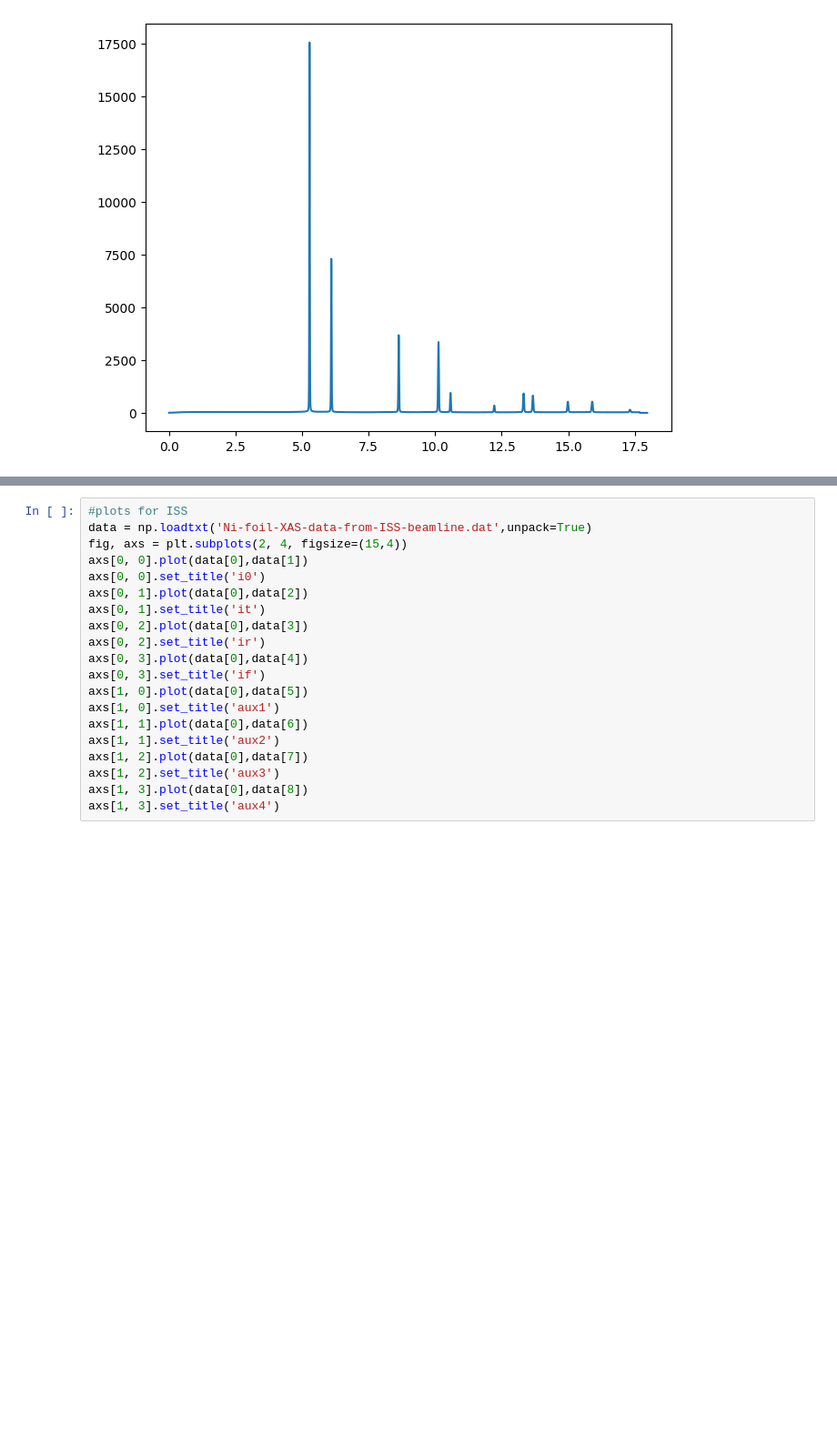
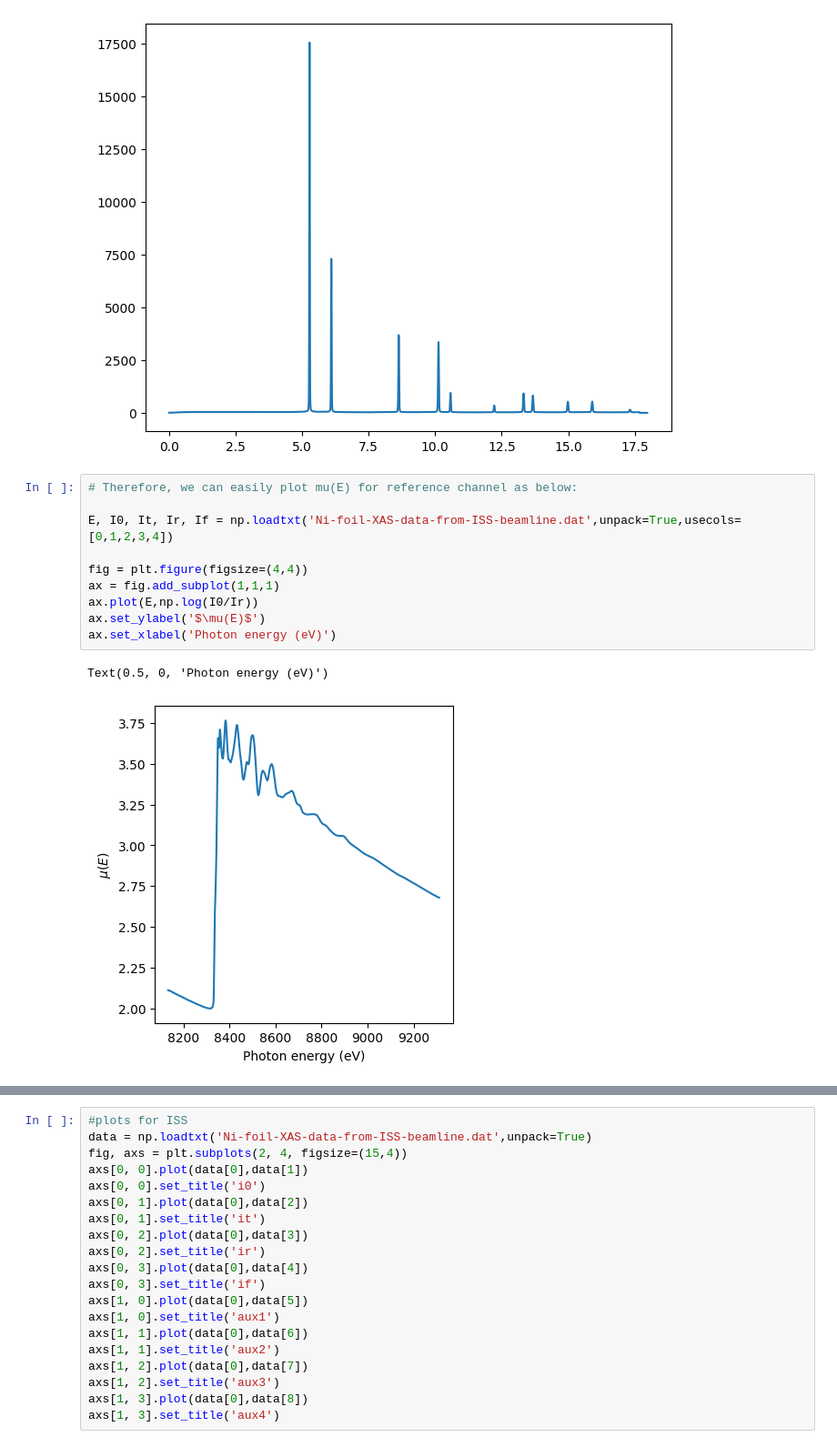
Before and after one commit to MehmetTopsakal/pySULI, a Jupyter notebook: notebooks/000.read_research_data_into_python.ipynb, the cells around one changed output, grey strips where cells are left out. Shown at 91% size. Saved outputs shown, nothing was run; the diff lists cells and outputs as text; blank space fills up the shorter version.

```diff
--- a/notebooks/000.read_research_data_into_python.ipynb
+++ b/notebooks/000.read_research_data_into_python.ipynb
@@ -83,3 +83,16 @@ plt.plot(data[0],data[1])
 # %% [output]
 [<matplotlib.lines.Line2D at 0x...>]
 [figure]
+# %%
+# Therefore, we can easily plot mu(E) for reference channel as below:
+
+E, I0, It, Ir, If = np.loadtxt('Ni-foil-XAS-data-from-ISS-beamline.dat',unpack=True,usecols=[0,1,2,3,4])
+
+fig = plt.figure(figsize=(4,4))
+ax = fig.add_subplot(1,1,1)
+ax.plot(E,np.log(I0/Ir))
+ax.set_ylabel('$\mu(E)$')
+ax.set_xlabel('Photon energy (eV)')
+# %% [output]
+Text(0.5, 0, 'Photon energy (eV)')
+[figure, added]
```
Also changed, not shown: parts of 5 cells of this notebook.
